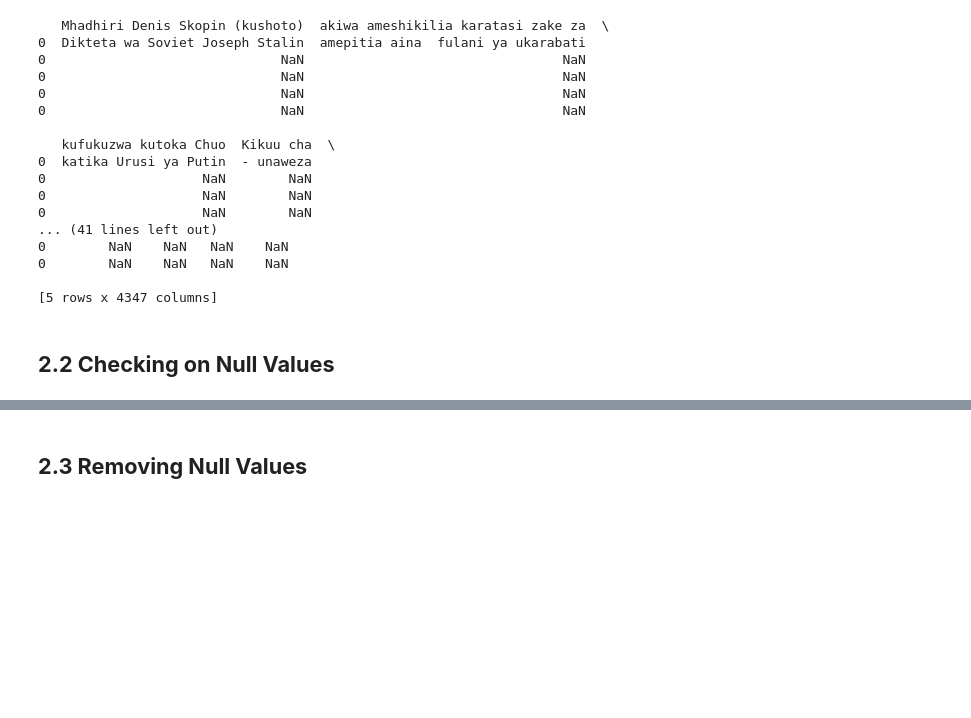
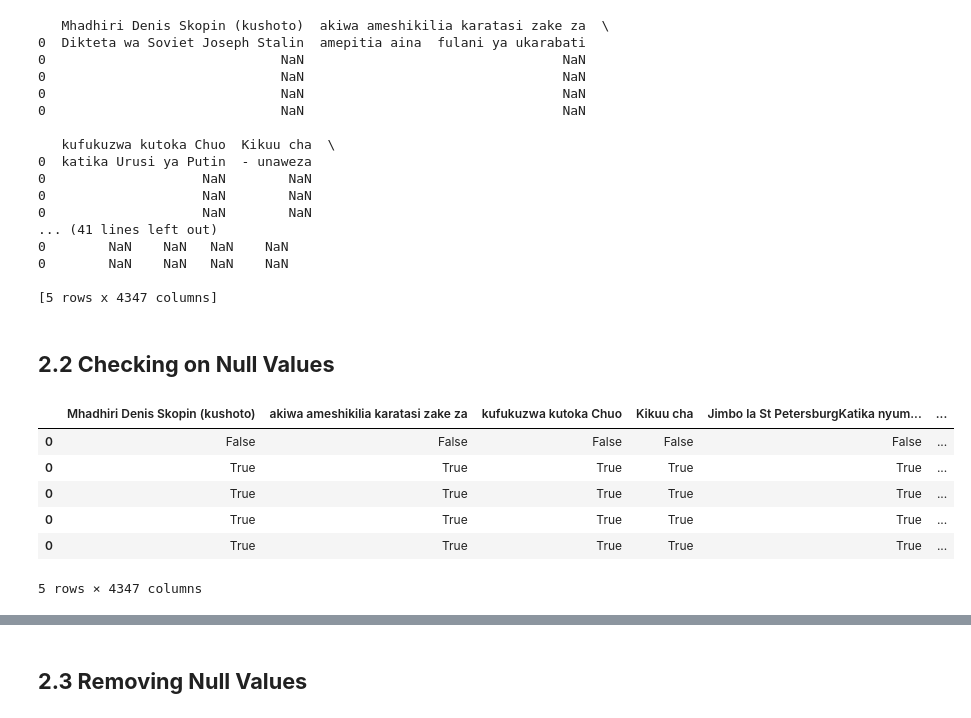
Before and after one commit to rdkdaniel/The-Swahili-Project, a Jupyter notebook: The_Tokenizer.ipynb, the cells around one changed output, grey strips where cells are left out. Cells and saved outputs as stored; diff of their text form; code cells hidden in the pictures; blank space fills up the shorter version.

```diff
--- a/The_Tokenizer.ipynb
+++ b/The_Tokenizer.ipynb
@@ -132,3 +132,13 @@ print(df_merged)
 [5 rows x 4347 columns]
 # %% [markdown]
 ## **2.2 Checking on Null Values**
+# %%
+df_merged.isnull()
+# %% [output]
+|  | Mhadhiri Denis Skopin (kushoto) | akiwa ameshikilia karatasi zake za | kufukuzwa kutoka Chuo | Kikuu cha | Jimbo la St PetersburgKatika nyum... | ... |
+| 0 | False | False | False | False | False | ... |
+| 0 | True | True | True | True | True | ... |
+| 0 | True | True | True | True | True | ... |
+| 0 | True | True | True | True | True | ... |
+| 0 | True | True | True | True | True | ... |
+5 rows × 4347 columns
```
Also changed, not shown: parts of 5 cells of this notebook.
